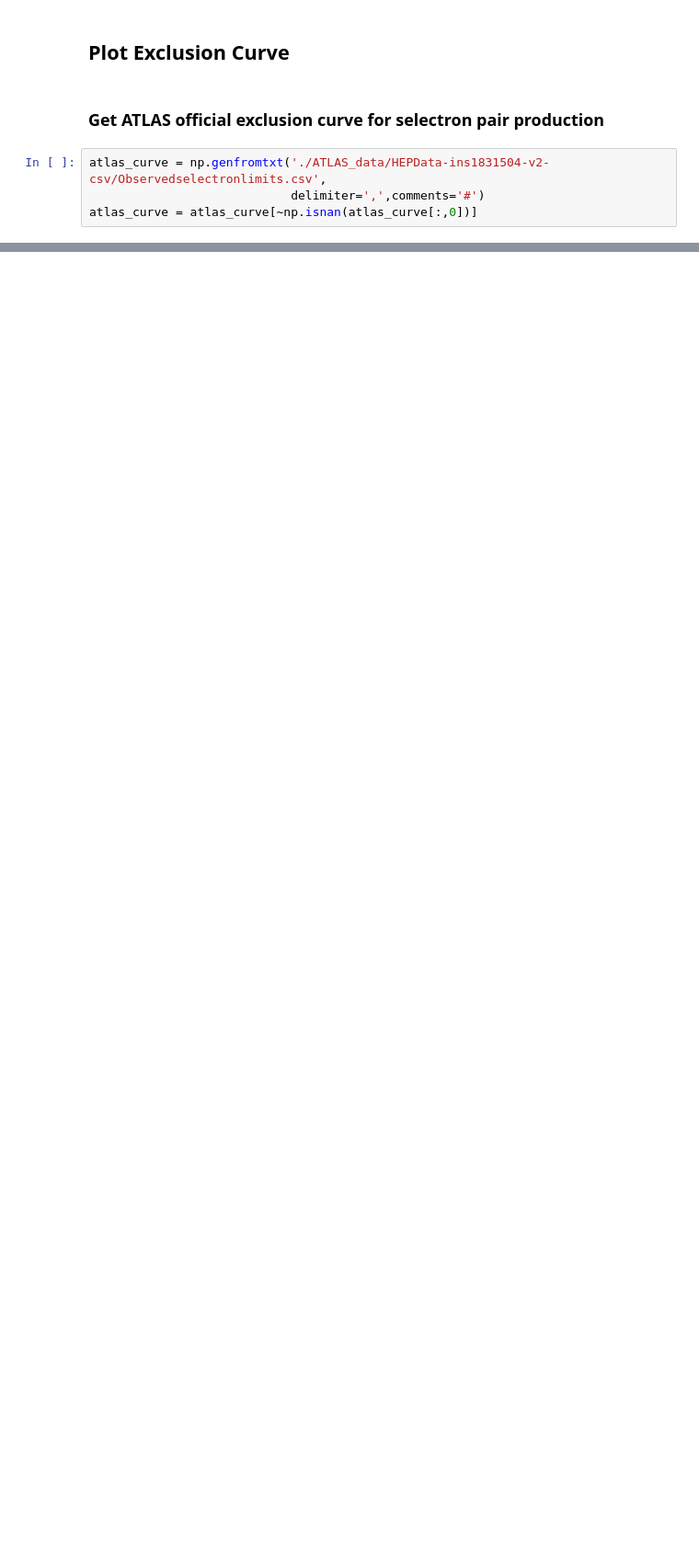
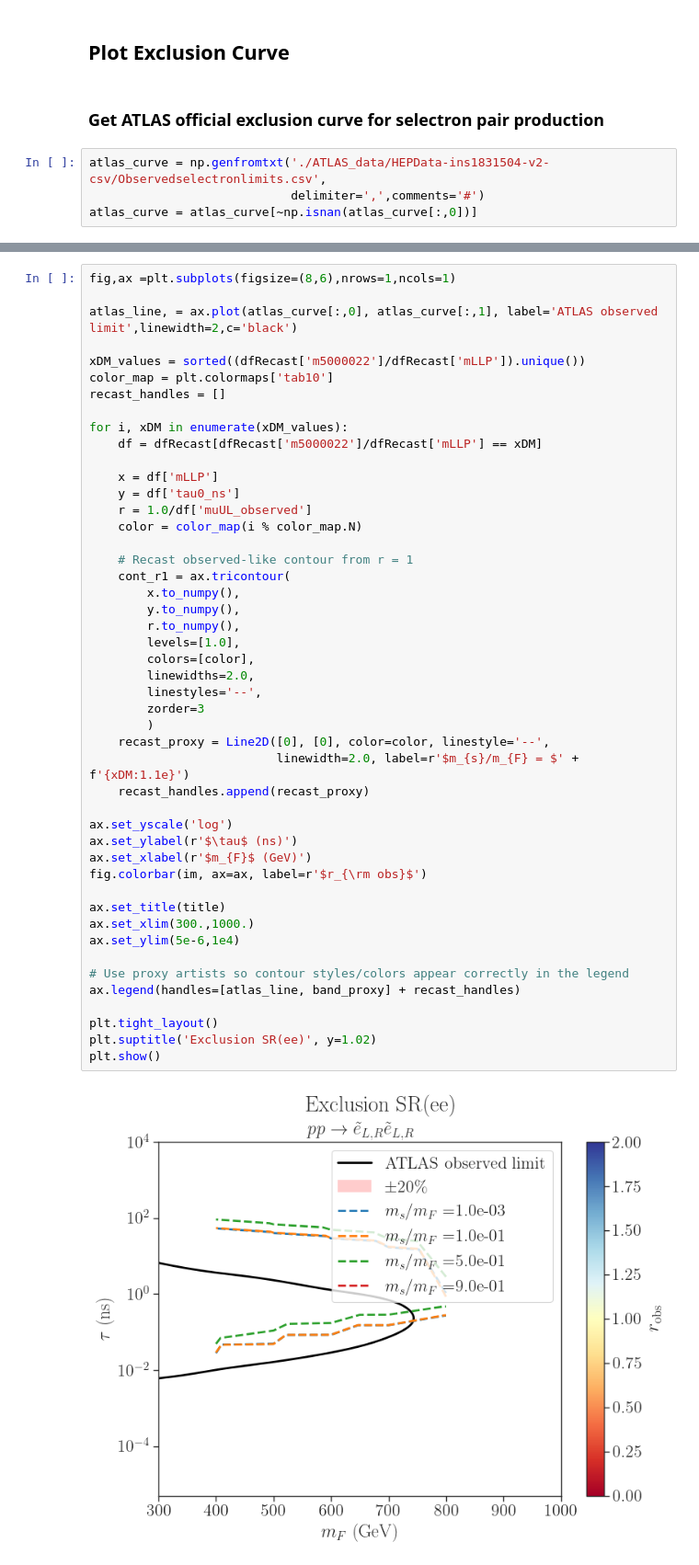
Before and after one commit to andlessa/LowTRHFIMP, a Jupyter notebook: ATLAS-SUSY-2018-14_displacedLeptons/plotEffs_HeHe.ipynb, the cells around one changed output, grey strips where cells are left out. Shown at 92% size. Saved outputs shown, nothing was run; the diff lists cells and outputs as text; blank space fills up the shorter version.

```diff
--- a/ATLAS-SUSY-2018-14_displacedLeptons/plotEffs_HeHe.ipynb
+++ b/ATLAS-SUSY-2018-14_displacedLeptons/plotEffs_HeHe.ipynb
@@ -137,0 +173,49 @@ plt.show()
+# %%
+fig,ax =plt.subplots(figsize=(8,6),nrows=1,ncols=1)
+
+atlas_line, = ax.plot(atlas_curve[:,0], atlas_curve[:,1], label='ATLAS observed limit',linewidth=2,c='black')
+
+xDM_values = sorted((dfRecast['m5000022']/dfRecast['mLLP']).unique())
+color_map = plt.colormaps['tab10']
+recast_handles = []
+
+for i, xDM in enumerate(xDM_values):
+    df = dfRecast[dfRecast['m5000022']/dfRecast['mLLP'] == xDM]
+
+    x = df['mLLP']
+    y = df['tau0_ns']
+    r = 1.0/df['muUL_observed']
+    color = color_map(i % color_map.N)
+
+    # Recast observed-like contour from r = 1
+    cont_r1 = ax.tricontour(
+        x.to_numpy(),
+        y.to_numpy(),
+        r.to_numpy(),
+        levels=[1.0],
+        colors=[color],
+        linewidths=2.0,
+        linestyles='--',
+        zorder=3
+        )
+    recast_proxy = Line2D([0], [0], color=color, linestyle='--',
+                          linewidth=2.0, label=r'$m_{s}/m_{F} = $' + f'{xDM:1.1e}')
+    recast_handles.append(recast_proxy)
+
+ax.set_yscale('log')
+ax.set_ylabel(r'$\tau$ (ns)')
+ax.set_xlabel(r'$m_{F}$ (GeV)')
+fig.colorbar(im, ax=ax, label=r'$r_{\rm obs}$')
+
+ax.set_title(title)
+ax.set_xlim(300.,1000.)
+ax.set_ylim(5e-6,1e4)
+
+# Use proxy artists so contour styles/colors appear correctly in the legend
+ax.legend(handles=[atlas_line, band_proxy] + recast_handles)
+
+plt.tight_layout()
+plt.suptitle('Exclusion SR(ee)', y=1.02)
+plt.show()
+# %% [output]
+[figure, added]
```
Also changed, not shown: parts of 5 cells of this notebook.
